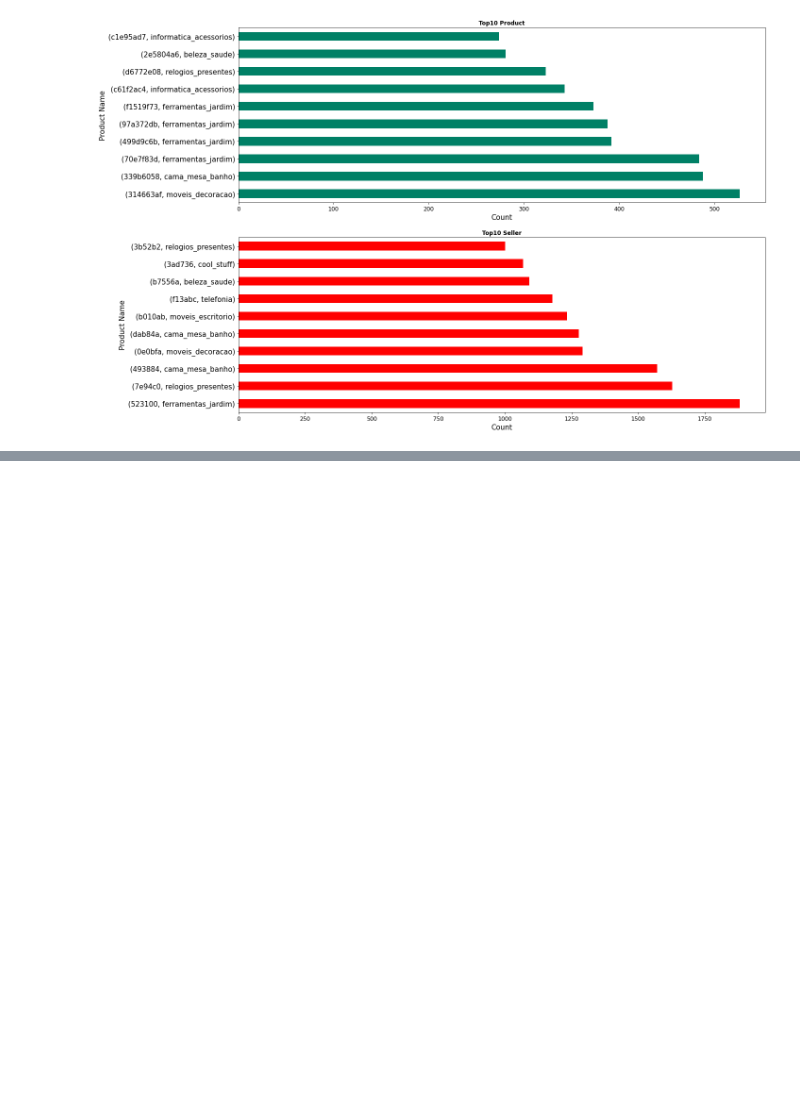
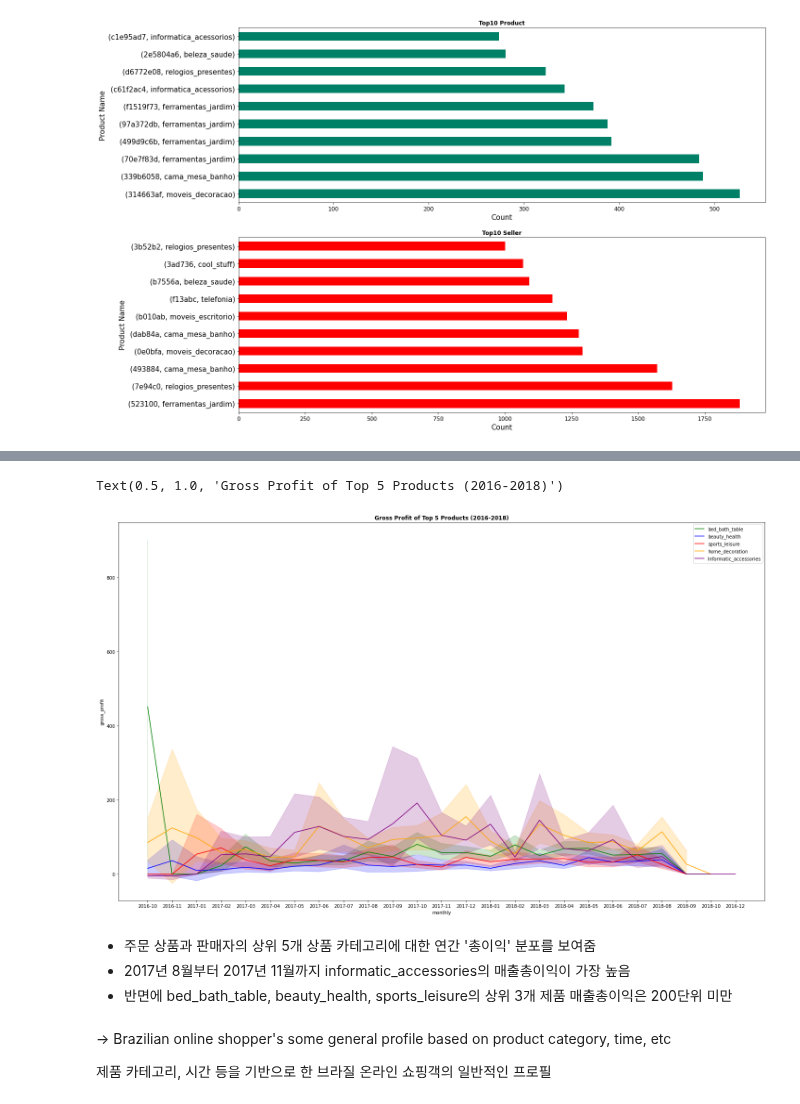
Before and after one commit to hyuuunn/Project, a Jupyter notebook: 1_project/Brazilian E-Commerce3.ipynb, the cells around one changed output, grey strips where cells are left out. Cells and saved outputs as stored; diff of their text form; code cells hidden in the pictures; blank space fills up the shorter version.

```diff
--- a/1_project/Brazilian E-Commerce3.ipynb
+++ b/1_project/Brazilian E-Commerce3.ipynb
@@ -408,0 +514,8 @@ ax2.yaxis.set_tick_params(labelsize=15)
+# %%
+#First drop irrelevant columns that to make more handy to data
+payments= payments.drop(columns=['product_name_lenght','product_description_lenght',
+                                 'product_photos_qty','product_weight_g','product_length_cm',
+                                 'product_height_cm','product_width_cm'])
+# %%
+price_details= payments.groupby(['order_id','price','product_category_name',
+                                 'monthly','weekly'])[['freight_value','payment_value']].sum().reset_index()
@@ -408,0 +524,2 @@ ax2.yaxis.set_tick_params(labelsize=15)
+# %%
+price_details['total_order_value'] = price_details['price'] + price_details['freight_value']
@@ -408,0 +528,4 @@ ax2.yaxis.set_tick_params(labelsize=15)
+# %%
+price_details['gross_profit'] = price_details['payment_value']- price_details['total_order_value']
+price_details['profit_margin'] = price_details['gross_profit']/price_details['payment_value']
+price_details['profit_margin'] = price_details['profit_margin'].astype('int64')
@@ -408,0 +546,32 @@ ax2.yaxis.set_tick_params(labelsize=15)
+# %%
+price_details = price_details.sort_values('monthly')
+
+plt.figure(figsize=(25,15))
+
+sns.lineplot(x='monthly',y='gross_profit',
+             data=price_details[price_details['product_category_name']\
+             =='cama_mesa_banho'], label='bed_bath_table',color="green")
+sns.lineplot(x='monthly', y='gross_profit',
+             data=price_details[price_details['product_category_name']\
+             =='beleza_saude'], label='beauty_health', color="blue")
+sns.lineplot(x='monthly', y='gross_profit',
+             data=price_details[price_details['product_category_name']\
+             =='esporte_lazer'], label='sports_leisure', color="red")
+sns.lineplot(x='monthly', y='gross_profit',
+             data=price_details[price_details['product_category_name']\
+             =='moveis_decoracao'], label='home_decoration', color="orange")
+sns.lineplot(x='monthly', y='gross_profit',
+             data=price_details[price_details['product_category_name']\
+             =='informatica_acessorios'], label='Informatic_accessories', color="purple")
+plt.title("Gross Profit of Top 5 Products (2016-2018)",fontweight='bold')
+# %% [output]
+Text(0.5, 1.0, 'Gross Profit of Top 5 Products (2016-2018)')
+[figure, added]
+# %% [markdown]
+- 주문 상품과 판매자의 상위 5개 상품 카테고리에 대한 연간 '총이익' 분포를 보여줌
+- 2017년 8월부터 2017년 11월까지 informatic_accessories의 매출총이익이 가장 높음
+- 반면에 bed_bath_table, beauty_health, sports_leisure의 상위 3개 제품 매출총이익은 200단위 미만
+# %% [markdown]
+-> Brazilian online shopper's some general profile based on product category, time, etc
+
+제품 카테고리, 시간 등을 기반으로 한 브라질 온라인 쇼핑객의 일반적인 프로필
```
Also changed, not shown: parts of 22 cells of this notebook.
